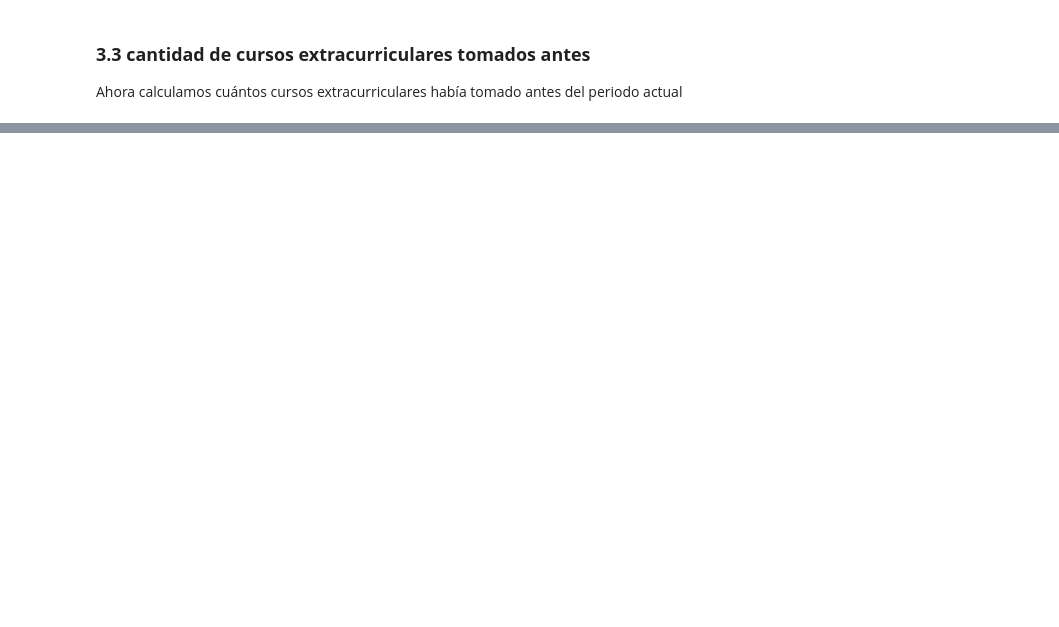
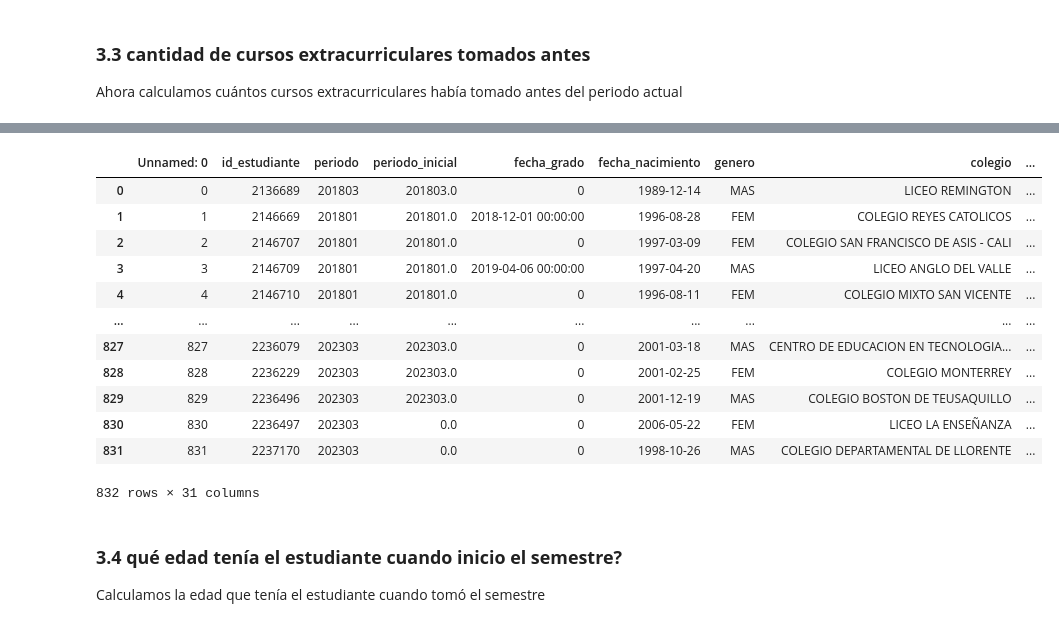
Before and after one commit to jaimereinoso2/UAOPiloto, a Jupyter notebook: detecta_desertores.ipynb, the cells around one changed output, grey strips where cells are left out. Cells and saved outputs as stored; diff of their text form; code cells hidden in the pictures; blank space fills up the shorter version.

```diff
--- a/detecta_desertores.ipynb
+++ b/detecta_desertores.ipynb
@@ -268,9 +305,11 @@ DATOS = DATOS.fillna(0)
 Ahora calculamos cuántos cursos extracurriculares había tomado antes del periodo actual
 # %%
 query = """
-    SELECT   ea.identificacion, ea.fecha_asistencia, a.tipo
-    from estudiantesactividades ea, actividades a
+    SELECT   distinct e.codigo id_estudiante, pr.orden periodo_orden, a.tipo
+    from estudiantesactividades ea, actividades a, estudiante e, periodosregulares pr
     where a.nombre = ea.nombre_actividad
+    and e.identificacion = ea.identificacion
+    and str_to_date(substring(fecha_asistencia, 1,8),'%d/%m/%y') between pr.fecha_inicio and pr.fecha_final
 """
 temp = pd.read_sql(query, con=motor)
 
@@ -281,0 +332,26 @@ Index: []
+# %%
+# seleccionarmos solo id_estudiante, periodo y periodo_orden de DATOS
+temp2 = DATOS[['id_estudiante','periodo','periodo_orden']]
+
+# hacemos left join con temp
+temp2 = temp2.merge(temp, on=['id_estudiante'], how='left')
+
+# dejamos solo las filas donde periodo_orden_x > periodo_orden_y pues queremos mirar al periodo cuantas
+# materias tuvo sin nota, cuantas tuvo con nivel 1, cuantas con nivel 2 y cuantas con nivel 3 de periodos
+# anteriores
+temp2 = temp2[temp2['periodo_orden_x'] > temp2['periodo_orden_y']]
+temp2
+
+# # ahora agrupamos para saber si tuvo al menos una asistencia por periodo.
+temp2 = temp2.groupby(['id_estudiante','periodo','tipo'])['periodo_orden_x'].count().reset_index()
+temp2 = temp2.rename(columns={'periodo_orden_x':'cuantos'})
+temp2
+
+# pivoteamos
+temp2 = temp2.pivot(index=['id_estudiante','periodo'], columns='tipo', values='cuantos').reset_index()
+temp2 = temp2.fillna(0)
+temp2
+
+# renombramos y llenamos con ceros
+temp2 = temp2.rename(columns={'CULTURA':'per_ant_cultura', 'DEPORTE':'per_ante_deporte','OTRO':'per_ant_otro'})
+temp2
@@ -281,0 +372,19 @@ Index: []
+# %%
+# ahora hacemos el join con DATOS
+DATOS = DATOS.merge(temp2, on=['id_estudiante','periodo'], how='left')
+DATOS = DATOS.fillna(0)
+DATOS
+# %% [output]
+|  | Unnamed: 0 | id_estudiante | periodo | periodo_inicial | fecha_grado | fecha_nacimiento | genero | colegio | ... |
+| 0 | 0 | 2136689 | 201803 | 201803.0 | 0 | 1989-12-14 | MAS | LICEO REMINGTON | ... |
+| 1 | 1 | 2146669 | 201801 | 201801.0 | 2018-12-01 00:00:00 | 1996-08-28 | FEM | COLEGIO REYES CATOLICOS | ... |
+| 2 | 2 | 2146707 | 201801 | 201801.0 | 0 | 1997-03-09 | FEM | COLEGIO SAN FRANCISCO DE ASIS - CALI | ... |
+| 3 | 3 | 2146709 | 201801 | 201801.0 | 2019-04-06 00:00:00 | 1997-04-20 | MAS | LICEO ANGLO DEL VALLE | ... |
+| 4 | 4 | 2146710 | 201801 | 201801.0 | 0 | 1996-08-11 | FEM | COLEGIO MIXTO SAN VICENTE | ... |
+| ... | ... | ... | ... | ... | ... | ... | ... | ... | ... |
+| 827 | 827 | 2236079 | 202303 | 202303.0 | 0 | 2001-03-18 | MAS | CENTRO DE EDUCACION EN TECNOLOGIA... | ... |
+| 828 | 828 | 2236229 | 202303 | 202303.0 | 0 | 2001-02-25 | FEM | COLEGIO MONTERREY | ... |
+| 829 | 829 | 2236496 | 202303 | 202303.0 | 0 | 2001-12-19 | MAS | COLEGIO BOSTON DE TEUSAQUILLO | ... |
+| 830 | 830 | 2236497 | 202303 | 0.0 | 0 | 2006-05-22 | FEM | LICEO LA ENSEÑANZA | ... |
+| 831 | 831 | 2237170 | 202303 | 0.0 | 0 | 1998-10-26 | MAS | COLEGIO DEPARTAMENTAL DE LLORENTE | ... |
+832 rows × 31 columns
@@ -281,0 +393,4 @@ Index: []
+# %% [markdown]
+### **3.4 qué edad tenía el estudiante cuando inicio el semestre?**
+
+Calculamos la edad que tenía el estudiante cuando tomó el semestre
```
Also changed, not shown: parts of 10 cells of this notebook, 2 other files.
